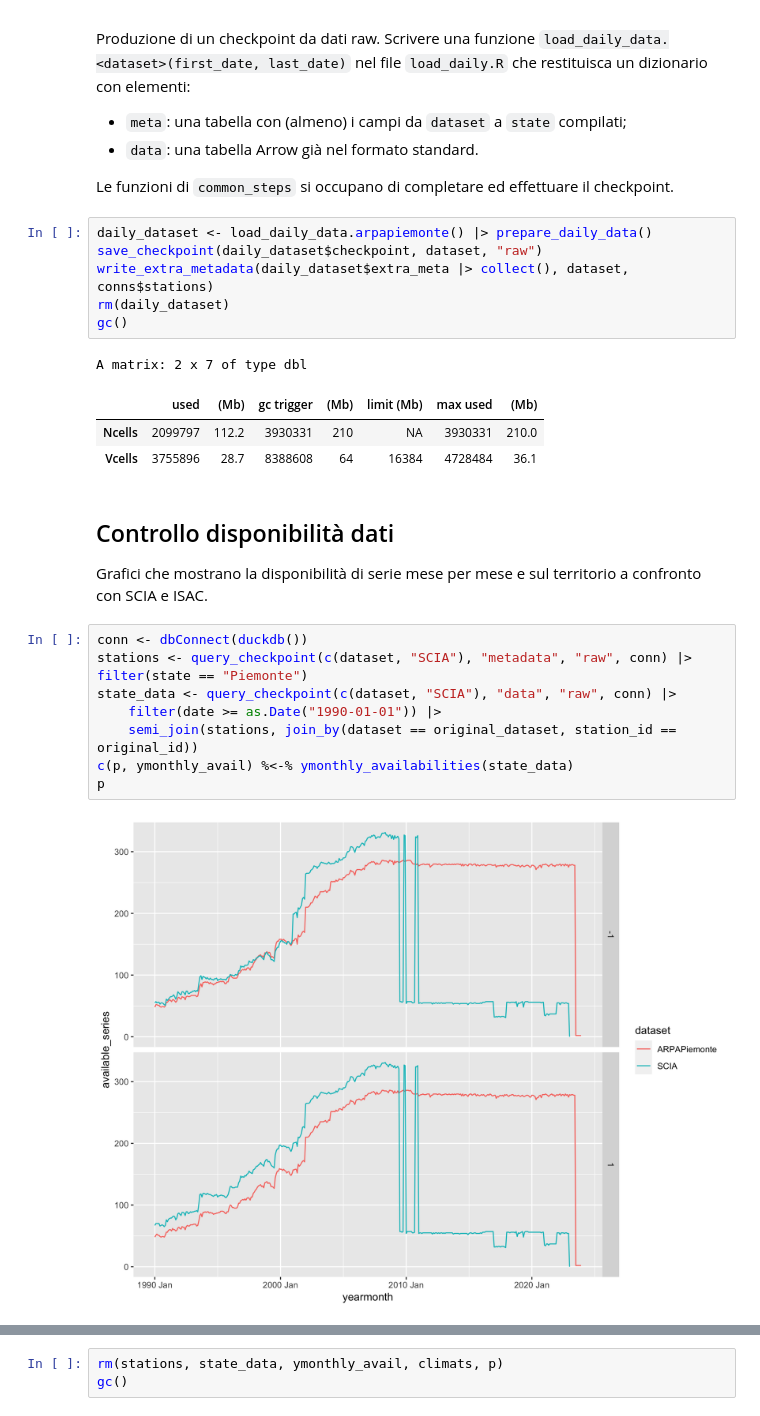
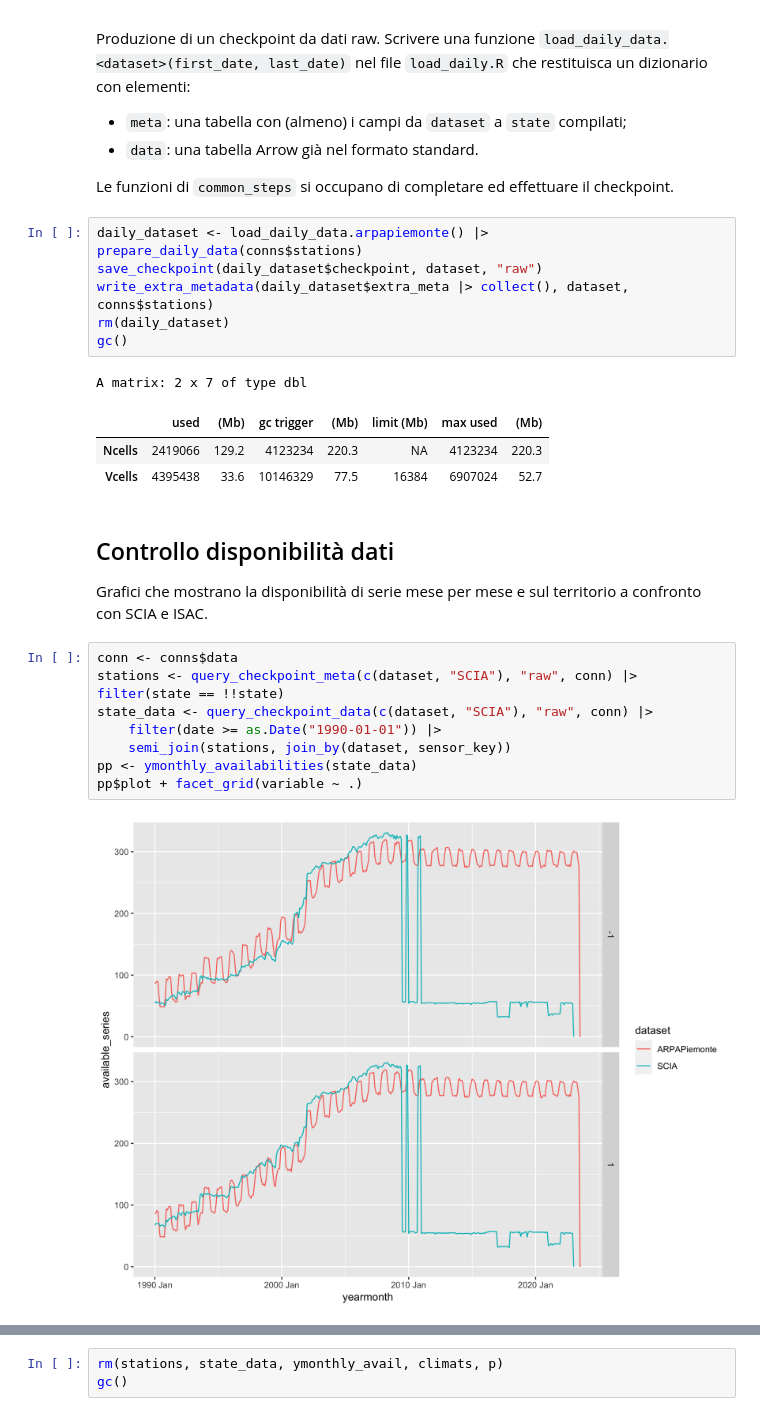
Before and after one commit to dnstudent/TesiMag, a Jupyter notebook: notebooks/integrazioni_regionali/piemonte/data_load.ipynb, the cells around one changed output, grey strips where cells are left out. Drawn from its saved outputs; the diff is of its cells as text.

```diff
--- a/notebooks/integrazioni_regionali/piemonte/data_load.ipynb
+++ b/notebooks/integrazioni_regionali/piemonte/data_load.ipynb
@@ -74,7 +75,7 @@ Produzione di un checkpoint da dati raw. Scrivere una funzione `load_daily_data.
 
 Le funzioni di `common_steps` si occupano di completare ed effettuare il checkpoint.
 # %%
-daily_dataset <- load_daily_data.arpapiemonte() |> prepare_daily_data()
+daily_dataset <- load_daily_data.arpapiemonte() |> prepare_daily_data(conns$stations)
 save_checkpoint(daily_dataset$checkpoint, dataset, "raw")
 write_extra_metadata(daily_dataset$extra_meta |> collect(), dataset, conns$stations)
 rm(daily_dataset)
@@ -82,18 +83,18 @@ gc()
 # %% [output]
 A matrix: 2 x 7 of type dbl
 |  | used | (Mb) | gc trigger | (Mb) | limit (Mb) | max used | (Mb) |
-| Ncells | 2099797 | 112.2 | 3930331 | 210 | NA | 3930331 | 210.0 |
-| Vcells | 3755896 | 28.7 | 8388608 | 64 | 16384 | 4728484 | 36.1 |
+| Ncells | 2419066 | 129.2 | 4123234 | 220.3 | NA | 4123234 | 220.3 |
+| Vcells | 4395438 | 33.6 | 10146329 | 77.5 | 16384 | 6907024 | 52.7 |
 # %% [markdown]
 ## Controllo disponibilità dati
 Grafici che mostrano la disponibilità di serie mese per mese e sul territorio a confronto con SCIA e ISAC.
 # %%
-conn <- dbConnect(duckdb())
-stations <- query_checkpoint(c(dataset, "SCIA"), "metadata", "raw", conn) |> filter(state == "Piemonte")
-state_data <- query_checkpoint(c(dataset, "SCIA"), "data", "raw", conn) |>
+conn <- conns$data
+stations <- query_checkpoint_meta(c(dataset, "SCIA"), "raw", conn) |> filter(state == !!state)
+state_data <- query_checkpoint_data(c(dataset, "SCIA"), "raw", conn) |>
     filter(date >= as.Date("1990-01-01")) |>
-    semi_join(stations, join_by(dataset == original_dataset, station_id == original_id))
-c(p, ymonthly_avail) %<-% ymonthly_availabilities(state_data)
-p
+    semi_join(stations, join_by(dataset, sensor_key))
+pp <- ymonthly_availabilities(state_data)
+pp$plot + facet_grid(variable ~ .)
 # %% [output]
-[figure, old version]
+[figure, new version]
```
Also changed, not shown: parts of 7 cells of this notebook, 8 other files.
